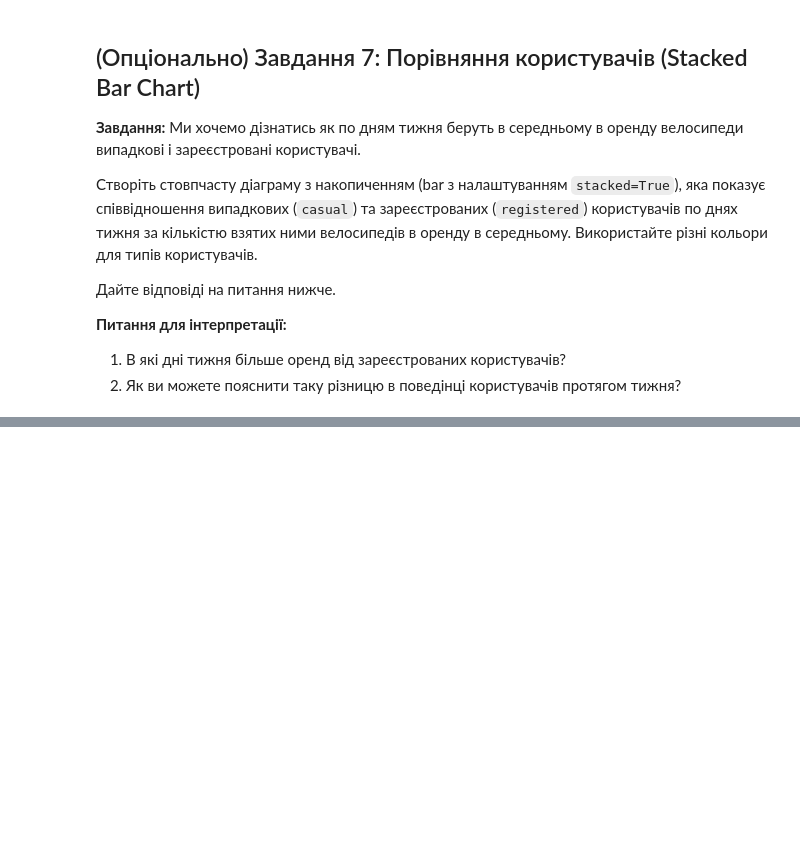
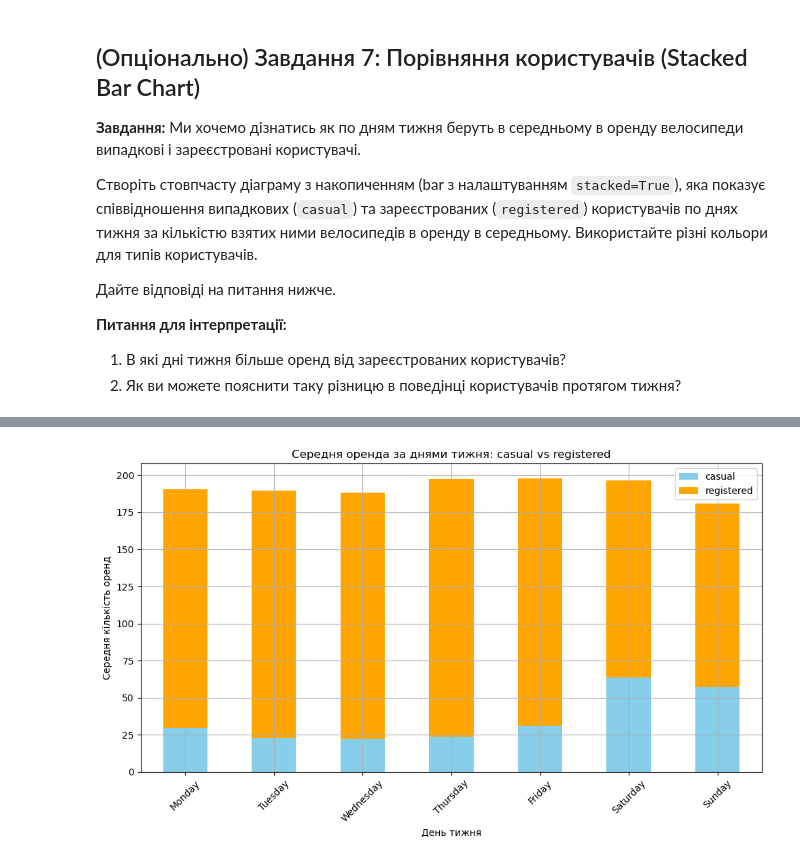
Before and after one commit to OlenaBabko/DataAnalytics_DataLovesAcademy, a Jupyter notebook: modul_11_Visualisation_Matplotlib_Seaborn_Plotly/hw/HW_11_1_Visualisation_Pandas.ipynb, the cells around one changed output, grey strips where cells are left out. Cells and saved outputs as stored; diff of their text form; code cells hidden in the pictures; blank space fills up the shorter version.

Commit message:
hw1 Visualisation Pandas (task 7)

```diff
--- a/modul_11_Visualisation_Matplotlib_Seaborn_Plotly/hw/HW_11_1_Visualisation_Pandas.ipynb
+++ b/modul_11_Visualisation_Matplotlib_Seaborn_Plotly/hw/HW_11_1_Visualisation_Pandas.ipynb
@@ -491,3 +491,8 @@ plt.show()
 **Питання для інтерпретації:**
 1. В які дні тижня більше оренд від зареєстрованих користувачів?
 2. Як ви можете пояснити таку різницю в поведінці користувачів протягом тижня?
+# %%
+# casual and registered
+
+avg_by_weekday = df.groupby("weekday")[["casual", "registered"]].mean()
+avg_by_weekday
@@ -493,0 +509,4 @@ plt.show()
+# %%
+order = ["Monday","Tuesday","Wednesday","Thursday","Friday","Saturday","Sunday"]
+avg_by_weekday = avg_by_weekday.reindex(order)
+avg_by_weekday
@@ -493,0 +523,21 @@ plt.show()
+# %%
+
+
+avg_by_weekday.plot(
+    kind="bar",
+    stacked=True,
+    figsize=(10, 6),
+    title="Середня оренда за днями тижня: casual vs registered",
+    ylabel="Середня кількість оренд",
+    xlabel="День тижня",
+    color=["skyblue", "orange"],
+    grid=True
+)
+
+plt.xticks(rotation=45)
+plt.tight_layout()
+
+plt.savefig("stacked_users_by_weekday.png", dpi=300, bbox_inches="tight")
+plt.show()
+# %% [output]
+[figure, added]
```
Also changed, not shown: parts of 3 cells of this notebook.
